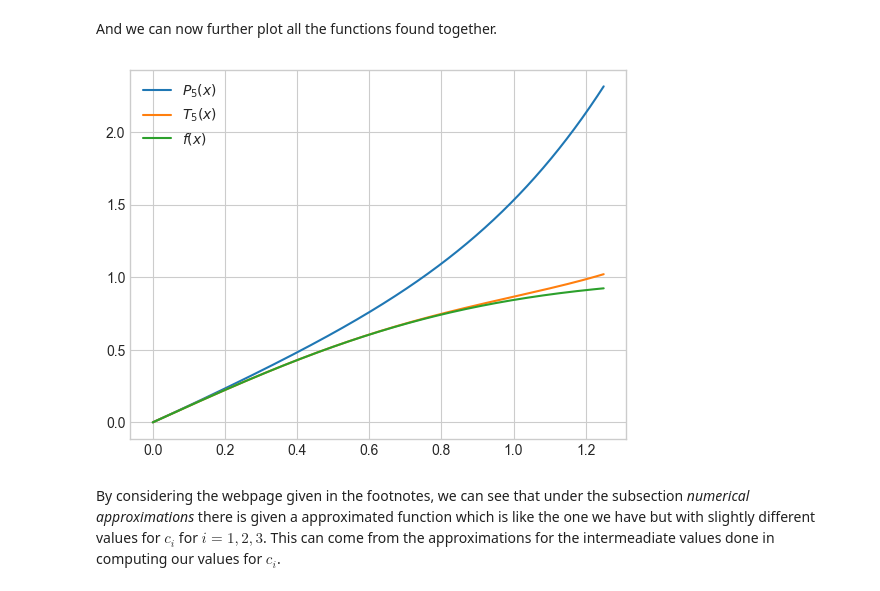
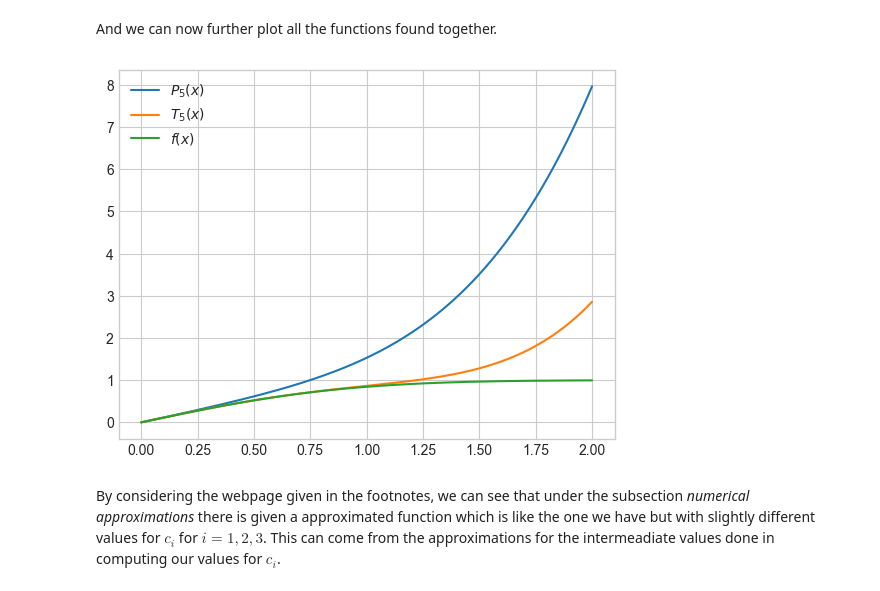
Before and after one commit to Danant98/MA3_Numerical_methods, a Jupyter notebook: src/MA3.ipynb, the cells around one changed output. Drawn from its saved outputs; the diff is of its cells as text; code cells hidden in the pictures.

```diff
--- a/src/MA3.ipynb
+++ b/src/MA3.ipynb
@@ -638,15 +638,15 @@ f_x = lambda x: 1 - ( C2[0] / (1 + 0.47047 * x) + C2[1] / (1 + 0.47047 * x)**2 +
 And we can now further plot all the functions found together.
 # %%
 # Defining the x-values
-x_values = np.linspace(0, 1.25, 1000)
+x_values = np.linspace(0, 2, 1000)
 # Plot the functions
 plt.plot(x_values, P_5(x_values), label = r'$P_5(x)$')
 plt.plot(x_values, T_5(x_values), label = r'$T_5(x)$')
 plt.plot(x_values, f_x(x_values), label = r'$f(x)$')
 plt.legend()
 plt.show()
 # %% [output]
-[figure, old version]
+[figure, new version]
 # %% [markdown]
 By considering the webpage given in the footnotes, we can see that under the subsection *numerical approximations* there is given a approximated function which is like the one we have but with slightly different values for $c_i$ for $i = 1,2,3$. This can come from the approximations for the intermeadiate values done in computing our values for $c_i$.
 # %% [markdown]
```
